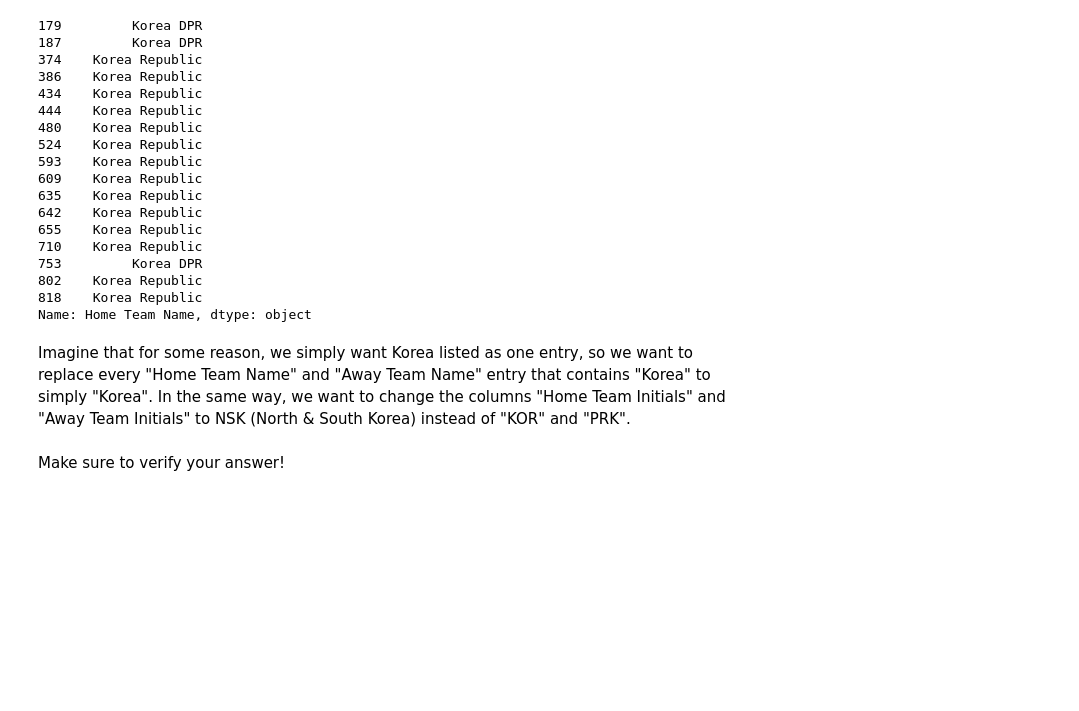
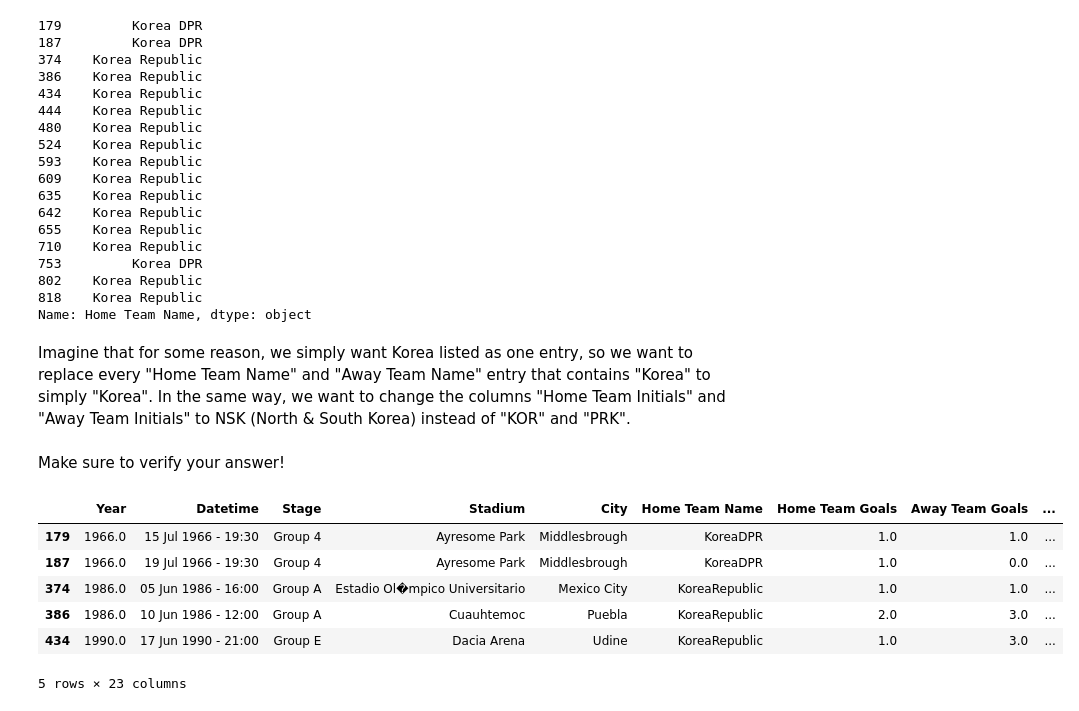
Before and after one commit to osterburg/dsc-0-03-10-accessing-data-within-pandas-lab-online-ds-ft-100118, a Jupyter notebook: index.ipynb, the cells around one changed output. Saved outputs shown, nothing was run; the diff lists cells and outputs as text; code cells hidden in the pictures; blank space fills up the shorter version.

```diff
--- a/index.ipynb
+++ b/index.ipynb
@@ -205,2 +202,21 @@ df.replace(re.search('Korea'), )
+# %%
+df.loc[df["Home Team Name"] == "Korea DPR", ["Home Team Name"]] = "Korea"
+df.loc[df["Home Team Name"] == "Korea Republic", ["Home Team Name"]] = "Korea"
+df.loc[df["Away Team Name"] == "Korea DPR", ["Away Team Name"]] = "Korea"
+df.loc[df["Away Team Name"] == "Korea Republic", ["Away Team Name"]] = "Korea"
+df.loc[df["Home Team Initials"] == "KOR", ["Home Team Initials"]] = "NSK"
+df.loc[df["Home Team Initials"] == "KOR", ["Home Team Initials"]] = "NSK"
+df.loc[df["Away Team Initials"] == "PRK", ["Away Team Initials"]] = "NSK"
+df.loc[df["Away Team Initials"] == "PRK", ["Away Team Initials"]] = "NSK"
 # %% [markdown]
 Make sure to verify your answer!
+# %%
+df.loc[df["Home Team Name"].str.contains('Korea', na=False)].head()
+# %% [output]
+|  | Year | Datetime | Stage | Stadium | City | Home Team Name | Home Team Goals | Away Team Goals | ... |
+| 179 | 1966.0 | 15 Jul 1966 - 19:30 | Group 4 | Ayresome Park | Middlesbrough | KoreaDPR | 1.0 | 1.0 | ... |
+| 187 | 1966.0 | 19 Jul 1966 - 19:30 | Group 4 | Ayresome Park | Middlesbrough | KoreaDPR | 1.0 | 0.0 | ... |
+| 374 | 1986.0 | 05 Jun 1986 - 16:00 | Group A | Estadio Ol�mpico Universitario | Mexico City | KoreaRepublic | 1.0 | 1.0 | ... |
+| 386 | 1986.0 | 10 Jun 1986 - 12:00 | Group A | Cuauhtemoc | Puebla | KoreaRepublic | 2.0 | 3.0 | ... |
+| 434 | 1990.0 | 17 Jun 1990 - 21:00 | Group E | Dacia Arena | Udine | KoreaRepublic | 1.0 | 3.0 | ... |
+5 rows × 23 columns
```
Also changed, not shown: parts of 1 cell of this notebook.
